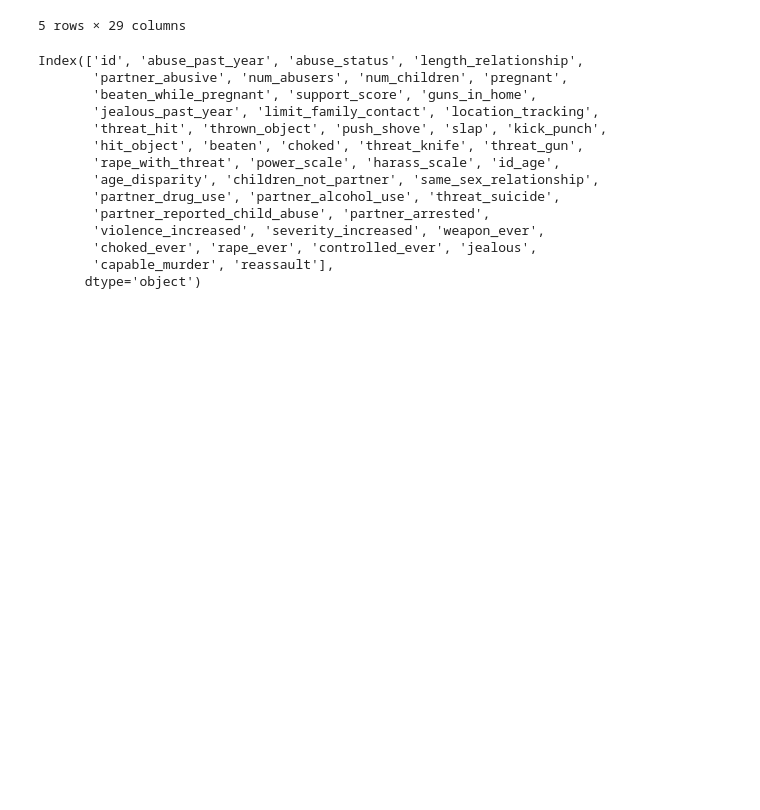
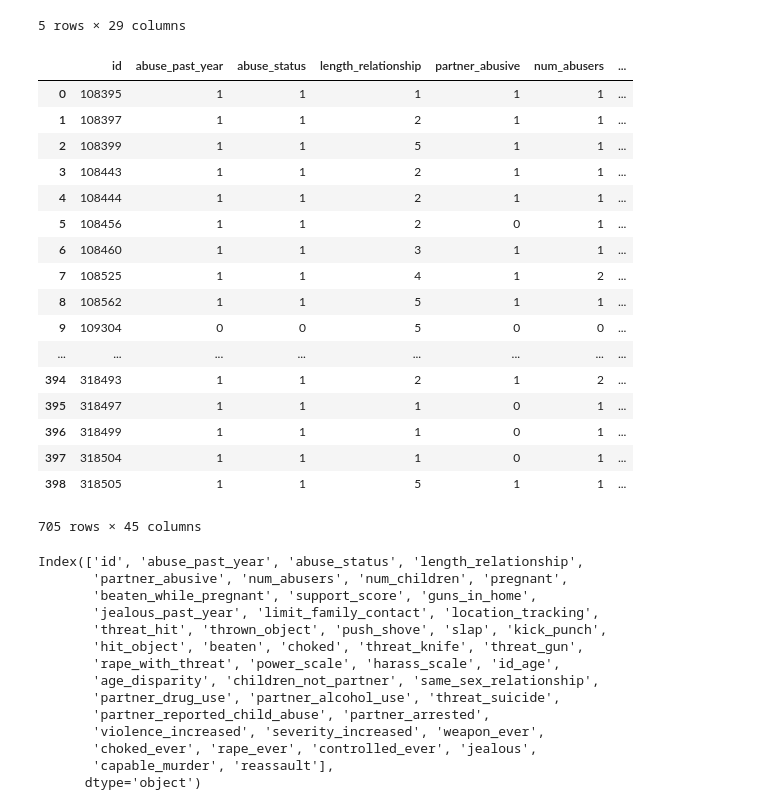
Before and after one commit to codeup-capstone-one/domestic-violence, a Jupyter notebook: dd_model_phase2.ipynb, the cells around one changed output. Saved outputs shown, nothing was run; the diff lists cells and outputs as text; code cells hidden in the pictures; blank space fills up the shorter version.

```diff
--- a/dd_model_phase2.ipynb
+++ b/dd_model_phase2.ipynb
@@ -239,6 +247,27 @@ prepare.replace_nonvals_all(dfa)
 # %%
 # run function to replace nonvalues and change values to conventionally boolean archetypes
 prepare.replace_nonvals_recid(dfb)
+# %%
+dfa
+# %% [output]
+|  | id | abuse_past_year | abuse_status | length_relationship | partner_abusive | num_abusers | ... |
+| 0 | 108395 | 1 | 1 | 1 | 1 | 1 | ... |
+| 1 | 108397 | 1 | 1 | 2 | 1 | 1 | ... |
+| 2 | 108399 | 1 | 1 | 5 | 1 | 1 | ... |
+| 3 | 108443 | 1 | 1 | 2 | 1 | 1 | ... |
+| 4 | 108444 | 1 | 1 | 2 | 1 | 1 | ... |
+| 5 | 108456 | 1 | 1 | 2 | 0 | 1 | ... |
+| 6 | 108460 | 1 | 1 | 3 | 1 | 1 | ... |
+| 7 | 108525 | 1 | 1 | 4 | 1 | 2 | ... |
+| 8 | 108562 | 1 | 1 | 5 | 1 | 1 | ... |
+| 9 | 109304 | 0 | 0 | 5 | 0 | 0 | ... |
+| ... | ... | ... | ... | ... | ... | ... | ... |
+| 394 | 318493 | 1 | 1 | 2 | 1 | 2 | ... |
+| 395 | 318497 | 1 | 1 | 1 | 0 | 1 | ... |
+| 396 | 318499 | 1 | 1 | 1 | 0 | 1 | ... |
+| 397 | 318504 | 1 | 1 | 1 | 0 | 1 | ... |
+| 398 | 318505 | 1 | 1 | 5 | 1 | 1 | ... |
+705 rows × 45 columns
 # %%
 dfa = dfa[dfa.abuse_past_year == 1]
 # %%
```
Also changed, not shown: parts of 76 cells of this notebook.
